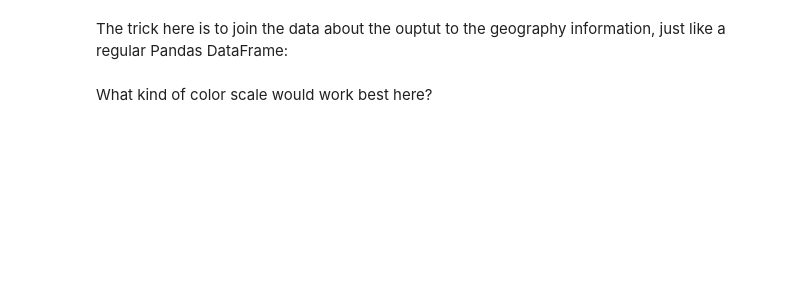
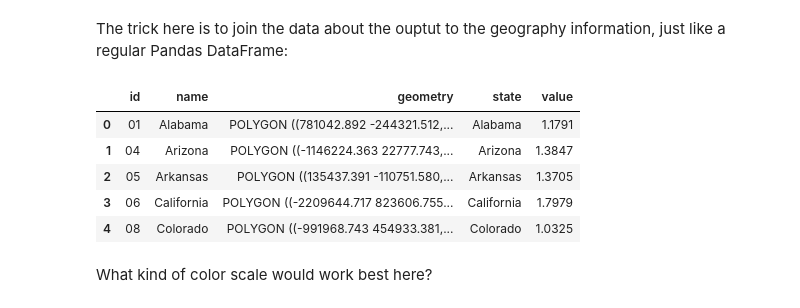
Before and after one commit to dataviscourse/2024-applied-vis-lectures, a Jupyter notebook: 11-maps-python/lecture-11-python-maps_empty.ipynb, the cells around one changed output. Drawn from its saved outputs; the diff is of its cells as text; code cells hidden in the pictures; blank space fills up the shorter version.

```diff
--- a/11-maps-python/lecture-11-python-maps_empty.ipynb
+++ b/11-maps-python/lecture-11-python-maps_empty.ipynb
@@ -95,0 +94,3 @@ Let's convert our GeoDataFrame's projection to the one we are most used to seein
+# %%
+usstates = usstates.to_crs('ESRI:102003')
+usstates.plot()
@@ -101,0 +102,4 @@ HI, AL, PR are obviously kind of out of the way. It's actually a bit non-trivial
+# %%
+lower48 = usstates[~usstates['name'].isin(['Alaska', 'Hawaii', 'Puerto Rico'])]
+
+lower48.plot()
@@ -124,4 +196,20 @@ agriculture_df.head()
 # %% [markdown]
 The trick here is to join the data about the ouptut to the geography information, just like a regular Pandas DataFrame:
+# %%
+lower48 = lower48.merge(
+    agriculture_df,
+    how="left",
+    left_on="name",
+    right_on='state'
+)
+
+lower48.head()
+# %% [output]
+|  | id | name | geometry | state | value |
+| 0 | 01 | Alabama | POLYGON ((781042.892 -244321.512,... | Alabama | 1.1791 |
+| 1 | 04 | Arizona | POLYGON ((-1146224.363 22777.743,... | Arizona | 1.3847 |
+| 2 | 05 | Arkansas | POLYGON ((135437.391 -110751.580,... | Arkansas | 1.3705 |
+| 3 | 06 | California | POLYGON ((-2209644.717 823606.755... | California | 1.7979 |
+| 4 | 08 | Colorado | POLYGON ((-991968.743 454933.381,... | Colorado | 1.0325 |
 # %% [markdown]
 What kind of color scale would work best here?
```
Also changed, not shown: parts of 21 cells of this notebook, 3 other files.
